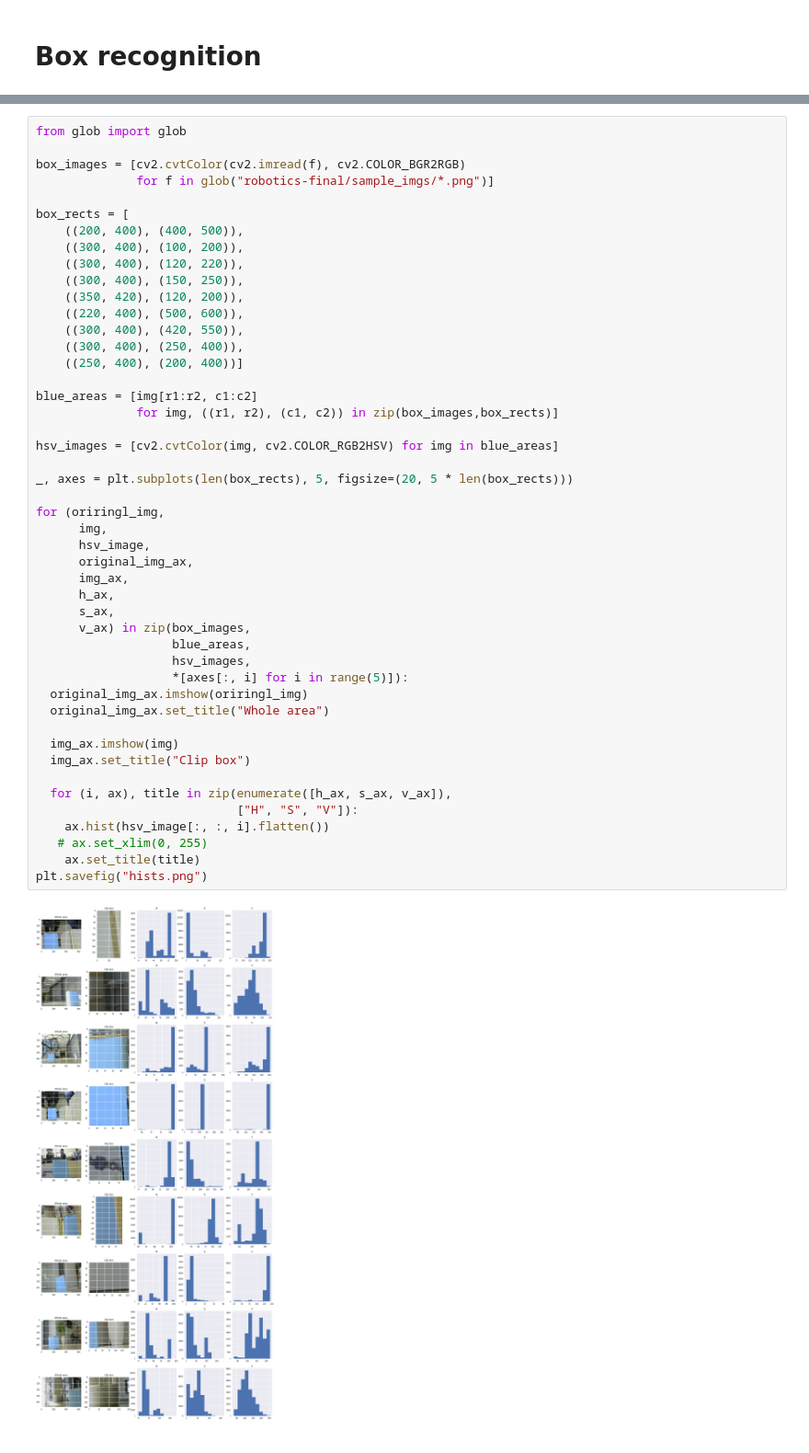
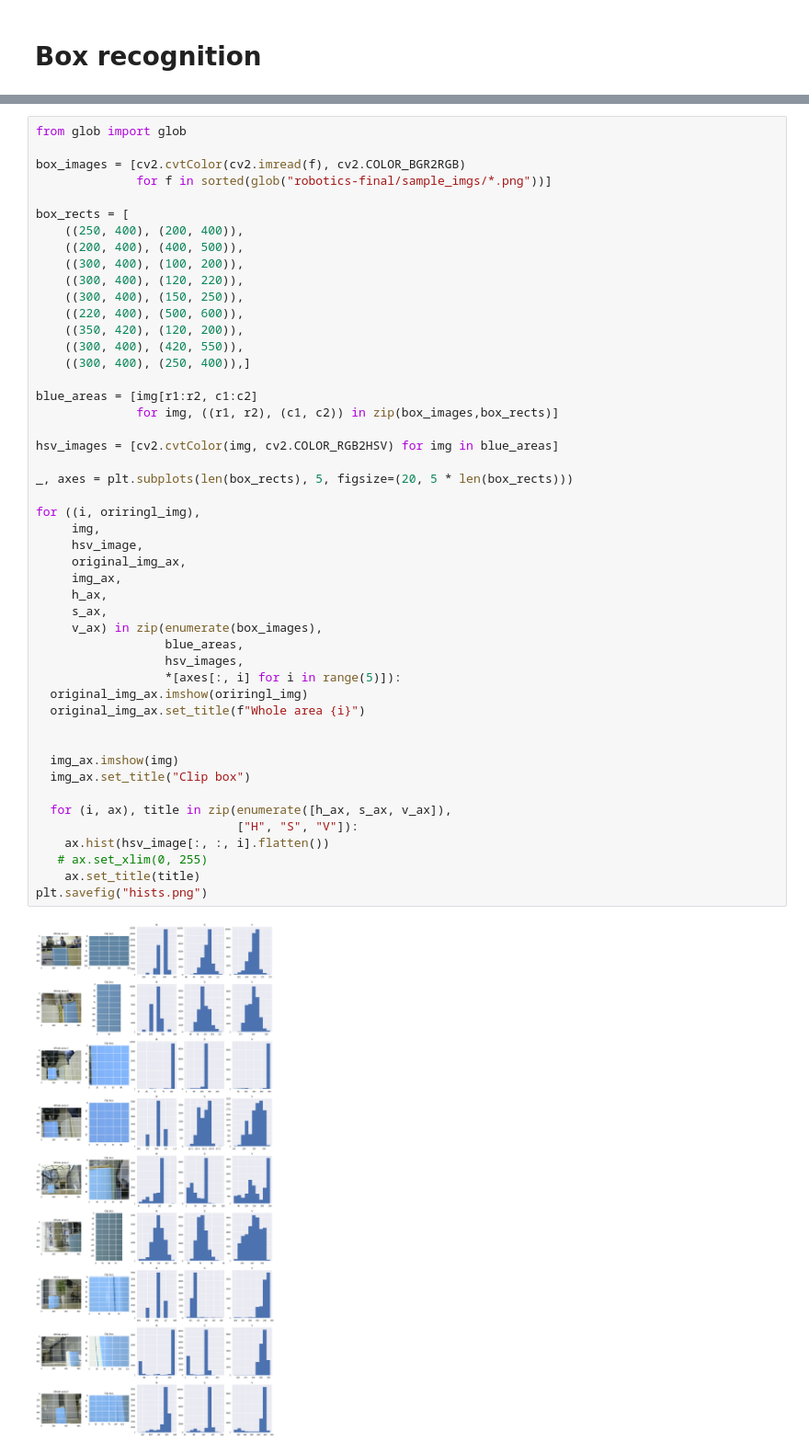
Before and after one commit to pelegharel/robotics-final, a Jupyter notebook: wall_trace.ipynb, the cells around one changed output, grey strips where cells are left out. Shown at 92% size. Cells and saved outputs as stored; diff of their text form.

```diff
--- a/wall_trace.ipynb
+++ b/wall_trace.ipynb
@@ -219,48 +243,49 @@ plot_state(wm,
 from glob import glob
 
 box_images = [cv2.cvtColor(cv2.imread(f), cv2.COLOR_BGR2RGB)
-              for f in glob("robotics-final/sample_imgs/*.png")]
+              for f in sorted(glob("robotics-final/sample_imgs/*.png"))]
 
 box_rects = [
+    ((250, 400), (200, 400)),
     ((200, 400), (400, 500)),
     ((300, 400), (100, 200)),
     ((300, 400), (120, 220)),
     ((300, 400), (150, 250)),
+    ((220, 400), (500, 600)),
     ((350, 420), (120, 200)),
-    ((220, 400), (500, 600)),
     ((300, 400), (420, 550)),
-    ((300, 400), (250, 400)),
-    ((250, 400), (200, 400))]
+    ((300, 400), (250, 400)),]
 
 blue_areas = [img[r1:r2, c1:c2]
               for img, ((r1, r2), (c1, c2)) in zip(box_images,box_rects)]
 
 hsv_images = [cv2.cvtColor(img, cv2.COLOR_RGB2HSV) for img in blue_areas]
 
 _, axes = plt.subplots(len(box_rects), 5, figsize=(20, 5 * len(box_rects)))
 
-for (oriringl_img,
-      img,
-      hsv_image,
-      original_img_ax,
-      img_ax,
-      h_ax,
-      s_ax,
-      v_ax) in zip(box_images,
-                   blue_areas,
-                   hsv_images,
-                   *[axes[:, i] for i in range(5)]):
+for ((i, oriringl_img),
+     img,
+     hsv_image,
+     original_img_ax,
+     img_ax,
+     h_ax,
+     s_ax,
+     v_ax) in zip(enumerate(box_images),
+                  blue_areas,
+                  hsv_images,
+                  *[axes[:, i] for i in range(5)]):
   original_img_ax.imshow(oriringl_img)
-  original_img_ax.set_title("Whole area")
+  original_img_ax.set_title(f"Whole area {i}")
+
 
   img_ax.imshow(img)
   img_ax.set_title("Clip box")
 
   for (i, ax), title in zip(enumerate([h_ax, s_ax, v_ax]),
                             ["H", "S", "V"]):
     ax.hist(hsv_image[:, :, i].flatten())
    # ax.set_xlim(0, 255)
     ax.set_title(title)
 plt.savefig("hists.png")
 # %% [output]
-[figure, old version]
+[figure, new version]
```
Also changed, not shown: parts of 4 cells of this notebook.
